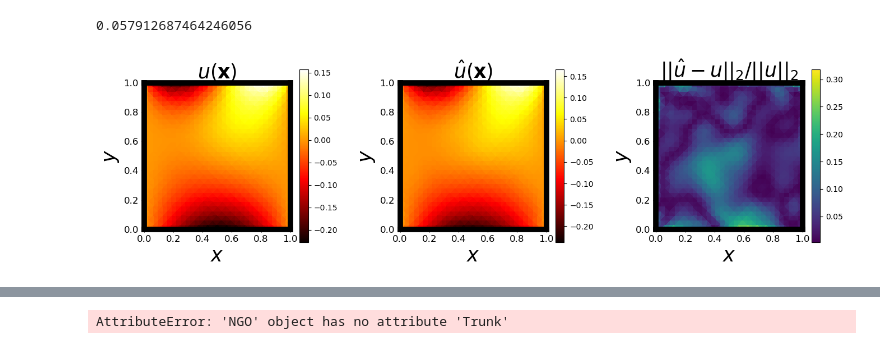
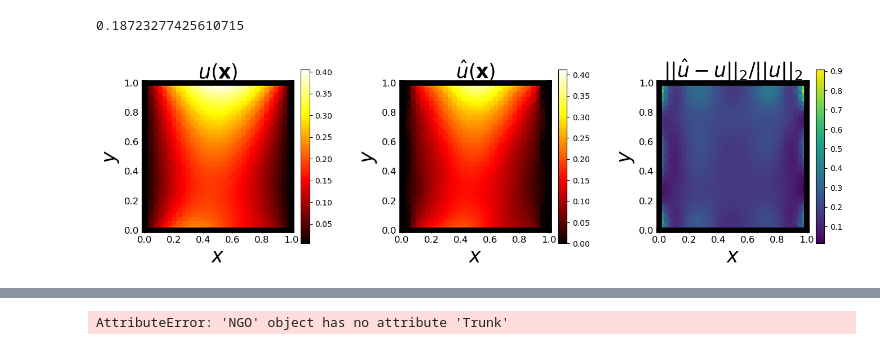
Before and after one commit to JoostHMPrins/ngo, a Jupyter notebook: analysisnotebooks/hc2dpredictions.ipynb, the cells around one changed output, grey strips where cells are left out. Saved outputs shown, nothing was run; the diff lists cells and outputs as text; code cells hidden in the pictures.

```diff
--- a/analysisnotebooks/hc2dpredictions.ipynb
+++ b/analysisnotebooks/hc2dpredictions.ipynb
@@ -47,7 +52,7 @@ inputdataparams = {'theta': p_theta,
           'f': p_f,
           'eta': p_eta}
 
-trainingdataparams = {'N_samples': 20}
+trainingdataparams = {'N_samples': 10}
 
 params = {}
 params['simparams'] = simparams
@@ -191,20 +196,23 @@ from RegularNN import RegularNN
 from NGO import NGO
 
 logdir = '../../../nnlogs'
-sublogdir = 'NGO_theta05'
+
+sublogdir = 'test'
 map_location = 'cpu'
+model = loadmodelfromlabel(model=NGO, label='BSplines', logdir=logdir, sublogdir=sublogdir, map_location=map_location)
 
-model = loadmodelfromlabel(model=NGO, label='halfprecision', logdir=logdir, sublogdir=sublogdir, map_location=map_location)
+# sublogdir = 'DeepONet'
+# map_location = 'cpu'
+# model = loadmodelfromlabel(model=NGO, label='DeepONet', logdir=logdir, sublogdir=sublogdir, map_location=map_location)
 # %%
-i=4
+i=0
 theta = thetaset.grfs_ngo[i]
 f = fset.grfs_ngo[i]
 etab = etabset.grfs_ngo[i]
 etat = etatset.grfs_ngo[i]
 
-u_hat = model.simforward(theta, f, etab, etat, x)
-# u_hat = model.simforward(Theta, F, N, x).detach().numpy()
-
+model.hparams['Q'] = 1000
+u_hat = model.simforward_FEM(theta, f, etab, etat, x)
 # mus = model.mus[0].detach().numpy()
 # sigmas = torch.exp(model.log_sigmas[0]).detach().numpy()
 
@@ -241,33 +249,33 @@ ax.set_xlabel(r'$x$', fontsize=size_axeslabels)
 ax.set_ylabel(r'$y$', fontsize=size_axeslabels)
 ax.set_xlim(0,1)
 ax.set_ylim(0,1)
 ax.set_aspect('equal')
 plt.setp(ax.spines.values(), lw=box_lw, color='black', alpha=1);
 plt.colorbar(fig)
 
 ax = axs[2]
 fig = ax.tripcolor(x[:,0], x[:,1], np.sqrt((u_hat - u_array[i])**2)/np.average(np.sqrt(u_array[i]**2)))#, norm=matplotlib.colors.LogNorm())
 ax.set_title(r"$||\hat{u} - {u}||_{2}/||u||_{2}$", fontsize=size_title)
 ax.tick_params(axis='both', labelsize=size_ticklabels)
 ax.ticklabel_format(style='sci', scilimits=[-3,3])
 ax.set_xlabel(r'$x$', fontsize=size_axeslabels)
 ax.set_ylabel(r'$y$', fontsize=size_axeslabels)
 ax.set_xlim(0,1)
 ax.set_ylim(0,1)
 ax.set_aspect('equal')
 plt.setp(ax.spines.values(), lw=box_lw, color='black', alpha=1);
 plt.colorbar(fig)
 
-plt.savefig("NGOprediction.svg", bbox_inches='tight', transparent=True)
+# plt.savefig("NGOprediction.svg", bbox_inches='tight', transparent=True)
 
 L2 = np.average(np.sqrt((u_hat - u_array[i])**2))
 L2_scaled = L2/np.average(np.sqrt(u_array[i]**2))
 print(L2_scaled)
 # APE = np.abs((u_hat - u)/u)
 # APE[APE==np.inf] = np.nan
 # MAPE = np.nanmean(APE)
 # print('MAPE: '+(str(MAPE)))
 # # plt.savefig("nonzeroN.pdf", bbox_inches='tight')
 # %% [output]
-0.057912687464246056
+0.18723277425610715
-[figure, old version]
+[figure, new version]
```
Also changed, not shown: parts of 14 cells of this notebook, 2 other files.
